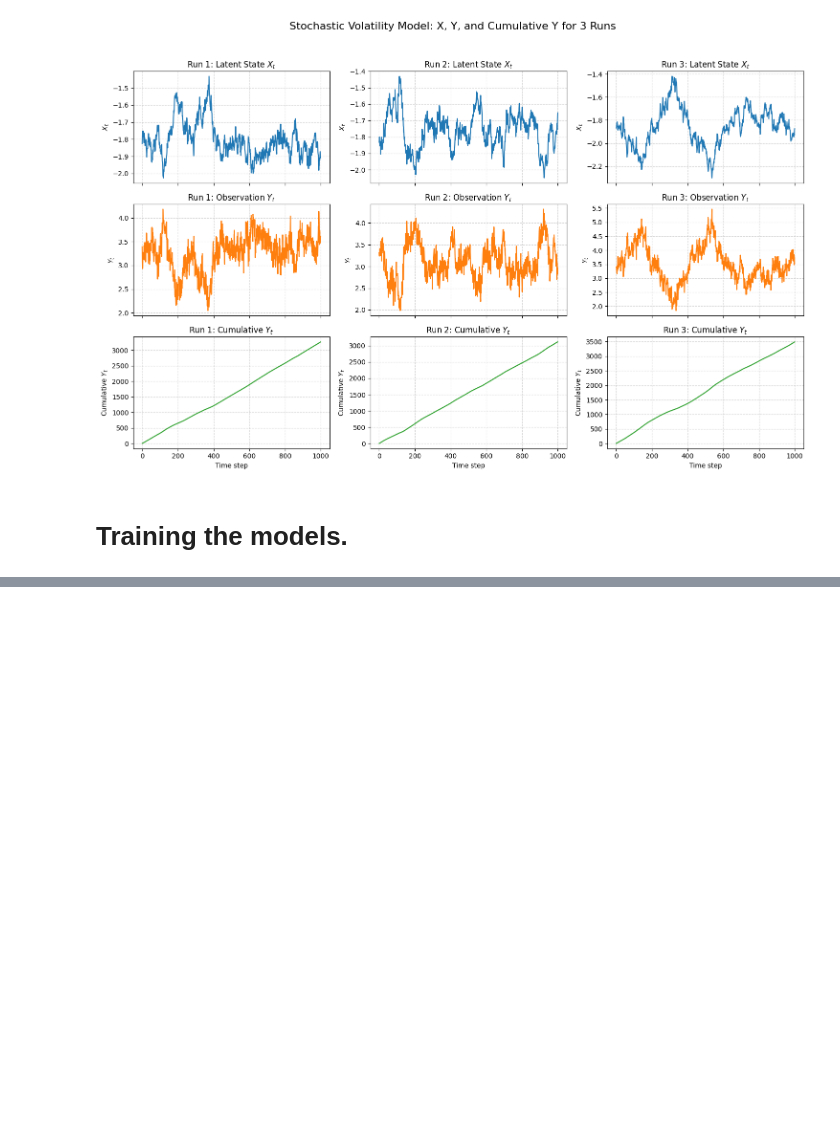
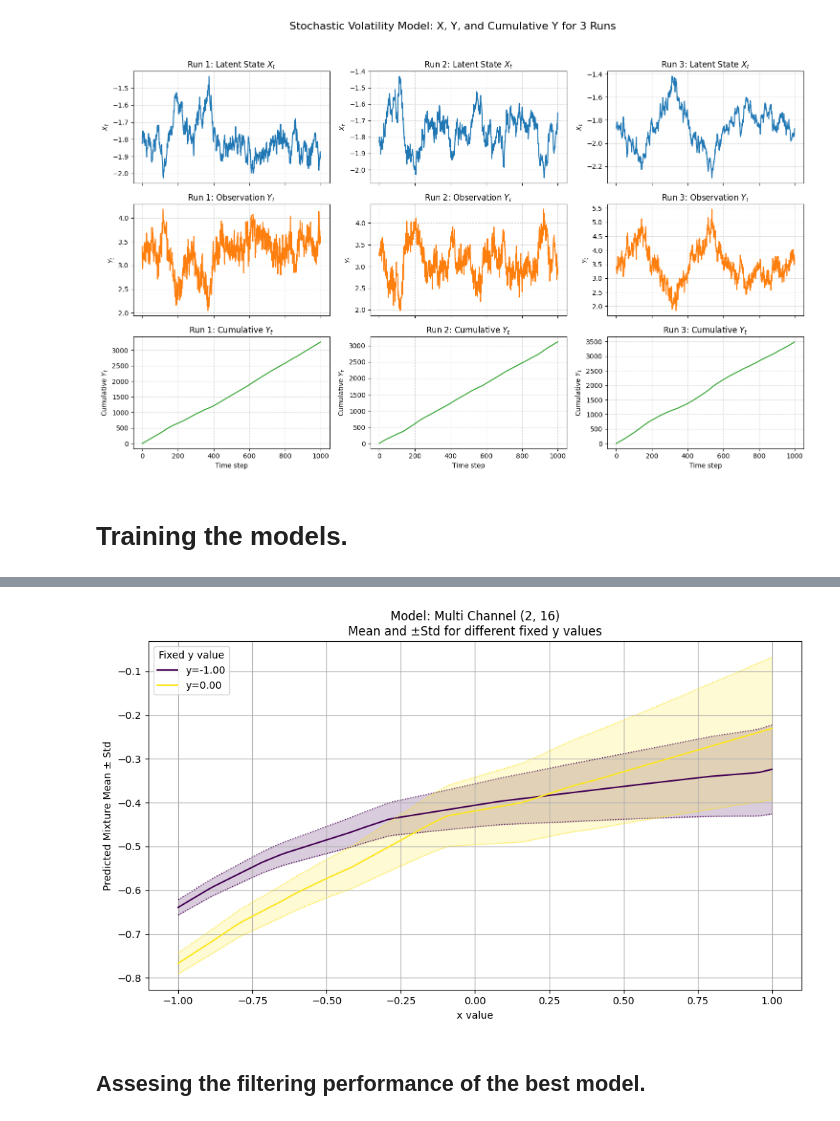
Before and after one commit to chrisjwheeler/NNP-method, a Jupyter notebook: building_up_to_stoch_NAR1.ipynb, the cells around one changed output, grey strips where cells are left out. Saved outputs shown, nothing was run; the diff lists cells and outputs as text; code cells hidden in the pictures; blank space fills up the shorter version.

```diff
--- a/building_up_to_stoch_NAR1.ipynb
+++ b/building_up_to_stoch_NAR1.ipynb
@@ -361,0 +497,63 @@ plt.show()
+# %%
+model = multich_feed_forward_trained_models[(2, 16)]
+model_name = "Multi Channel (2, 16)"
+
+# Settings for the plot
+x_range = (-1, 1)
+N_steps = 100  # More points for a smoother curve
+
+# Choose a set of y values to plot for; you can easily change this list
+y_values = [-1.0, 0]  # Example y values
+
+x_lin_space = np.linspace(x_range[0], x_range[1], N_steps)
+
+plt.figure(figsize=(10, 6))
+plt.title(f'Model: {model_name}\nMean and ±Std for different fixed y values')
+colors = plt.cm.viridis(np.linspace(0, 1, len(y_values)))
+
+for idx, y in enumerate(y_values):
+    # Prepare input coordinates: vary x, fix y
+    coords = jnp.stack([x_lin_space, jnp.full_like(x_lin_space, y)], axis=-1)  # shape (N_steps, 2)
+    means, stds, weights = jax.vmap(model)(coords)  # each is (N_steps, n_mix)
+    # Mixture mean and std at each x
+    mixture_means = jnp.sum(weights * means, axis=1)  # (N_steps,)
+    mixture_vars = jnp.sum(weights**2 * (stds**2), axis=1)  # (N_steps,)
+    mixture_stds = jnp.sqrt(mixture_vars)
+    # Plot mean and ±std
+    plt.plot(x_lin_space, mixture_means, color=colors[idx], label=f'y={y:.2f}')
+    # Fill between mean ± std
+    plt.fill_between(
+        x_lin_space,
+        mixture_means - mixture_stds,
+        mixture_means + mixture_stds,
+        color=colors[idx],
+        alpha=0.2
+    )
+    # Add dotted outlines to the std edges
+    plt.plot(
+        x_lin_space,
+        mixture_means - mixture_stds,
+        color=colors[idx],
+        linestyle=':',
+        linewidth=1,
+        alpha=0.8
+    )
+    plt.plot(
+        x_lin_space,
+        mixture_means + mixture_stds,
+        color=colors[idx],
+        linestyle=':',
+        linewidth=1,
+        alpha=0.8
+    )
+
+plt.xlabel('x value')
+plt.ylabel('Predicted Mixture Mean ± Std')
+plt.legend(title='Fixed y value')
+plt.grid(True)
+plt.tight_layout()
+plt.show()
+# %% [output]
+[figure, added]
+# %% [markdown]
+## Assesing the filtering performance of the best model.
```
Also changed, not shown: parts of 9 cells of this notebook, 18 other files.
